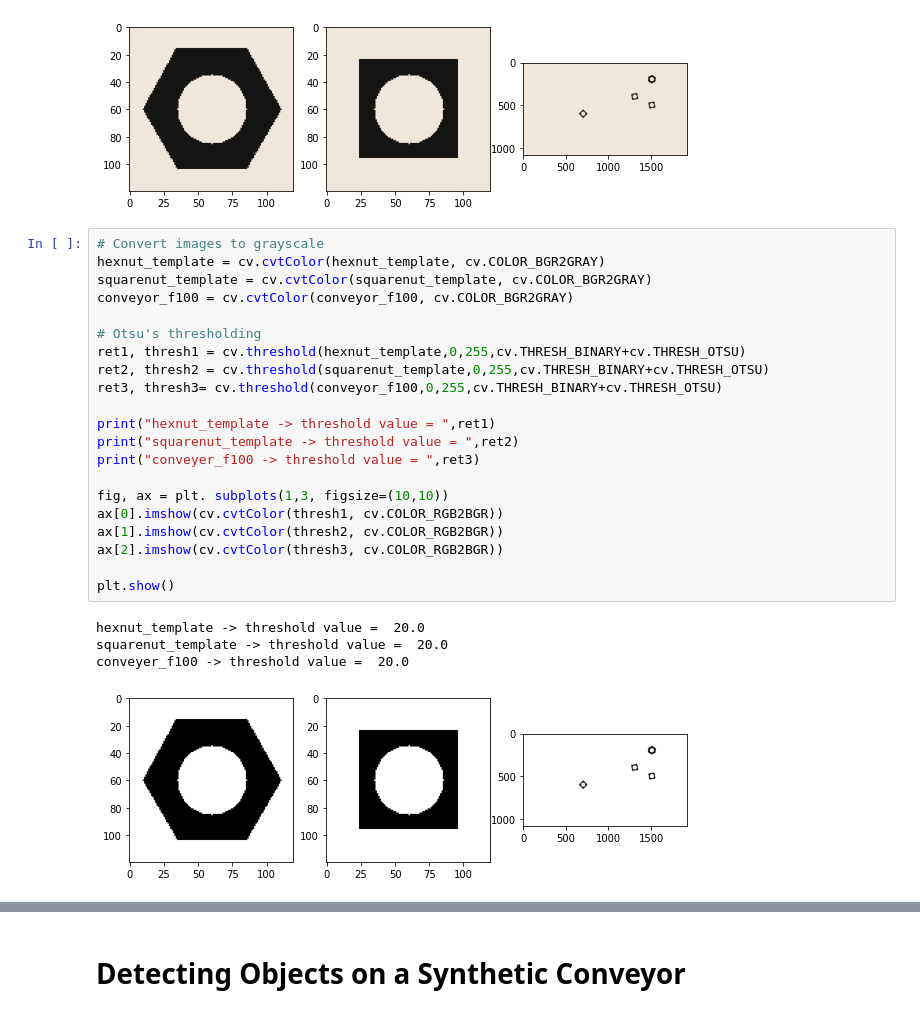
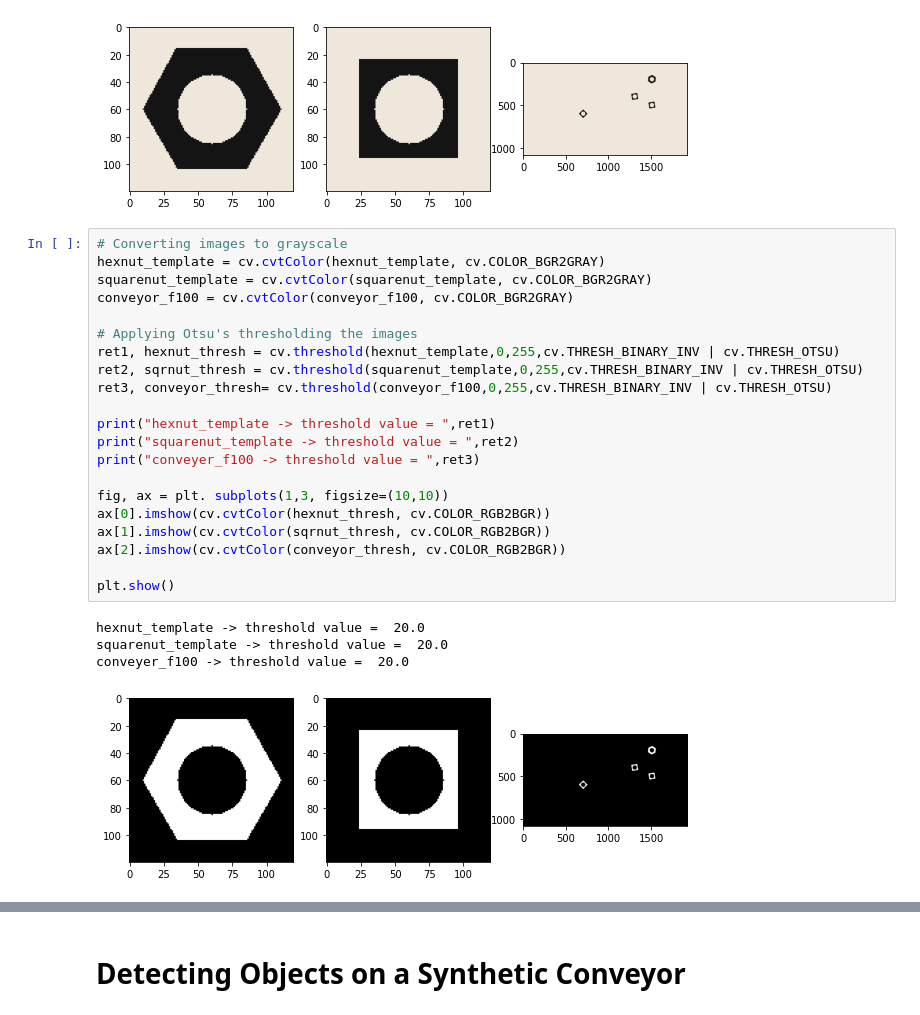
Before and after one commit to SeniruD/EN2550_Exercises, a Jupyter notebook: Assignment_3/190155L_Assignment3.ipynb, the cells around one changed output, grey strips where cells are left out. Drawn from its saved outputs; the diff is of its cells as text.

```diff
--- a/Assignment_3/190155L_Assignment3.ipynb
+++ b/Assignment_3/190155L_Assignment3.ipynb
@@ -19,31 +19,31 @@ plt.show()
 # %% [output]
 [figure]
 # %%
-# Convert images to grayscale
+# Converting images to grayscale
 hexnut_template = cv.cvtColor(hexnut_template, cv.COLOR_BGR2GRAY)
 squarenut_template = cv.cvtColor(squarenut_template, cv.COLOR_BGR2GRAY)
 conveyor_f100 = cv.cvtColor(conveyor_f100, cv.COLOR_BGR2GRAY)
 
-# Otsu's thresholding
-ret1, thresh1 = cv.threshold(hexnut_template,0,255,cv.THRESH_BINARY+cv.THRESH_OTSU)
-ret2, thresh2 = cv.threshold(squarenut_template,0,255,cv.THRESH_BINARY+cv.THRESH_OTSU)
-ret3, thresh3= cv.threshold(conveyor_f100,0,255,cv.THRESH_BINARY+cv.THRESH_OTSU)
+# Applying Otsu's thresholding the images
+ret1, hexnut_thresh = cv.threshold(hexnut_template,0,255,cv.THRESH_BINARY_INV | cv.THRESH_OTSU)
+ret2, sqrnut_thresh = cv.threshold(squarenut_template,0,255,cv.THRESH_BINARY_INV | cv.THRESH_OTSU)
+ret3, conveyor_thresh= cv.threshold(conveyor_f100,0,255,cv.THRESH_BINARY_INV | cv.THRESH_OTSU)
 
 print("hexnut_template -> threshold value = ",ret1)
 print("squarenut_template -> threshold value = ",ret2)
 print("conveyer_f100 -> threshold value = ",ret3)
 
 fig, ax = plt. subplots(1,3, figsize=(10,10))
-ax[0].imshow(cv.cvtColor(thresh1, cv.COLOR_RGB2BGR))
-ax[1].imshow(cv.cvtColor(thresh2, cv.COLOR_RGB2BGR))
-ax[2].imshow(cv.cvtColor(thresh3, cv.COLOR_RGB2BGR))
+ax[0].imshow(cv.cvtColor(hexnut_thresh, cv.COLOR_RGB2BGR))
+ax[1].imshow(cv.cvtColor(sqrnut_thresh, cv.COLOR_RGB2BGR))
+ax[2].imshow(cv.cvtColor(conveyor_thresh, cv.COLOR_RGB2BGR))
 
 plt.show()
 # %% [output]
 hexnut_template -> threshold value =  20.0
 squarenut_template -> threshold value =  20.0
 conveyer_f100 -> threshold value =  20.0
-[figure, old version]
+[figure, new version]
 # %%
 # Apply morphological closing on the images
 kernel = np.ones((3,3),np.uint8)
```
Also changed, not shown: parts of 17 cells of this notebook.
